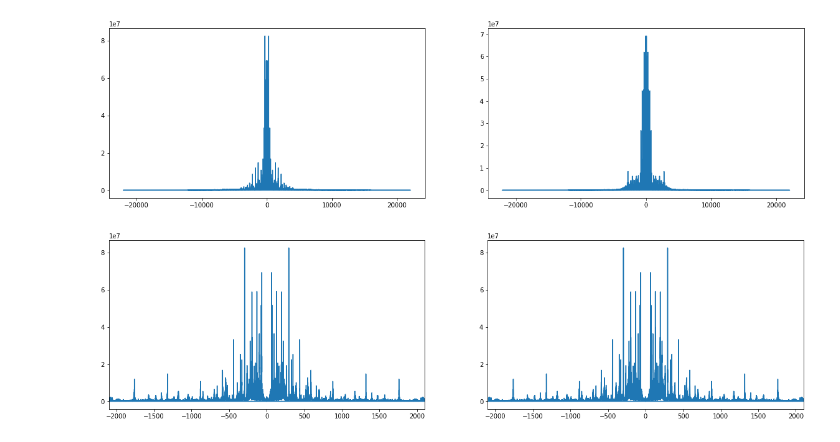
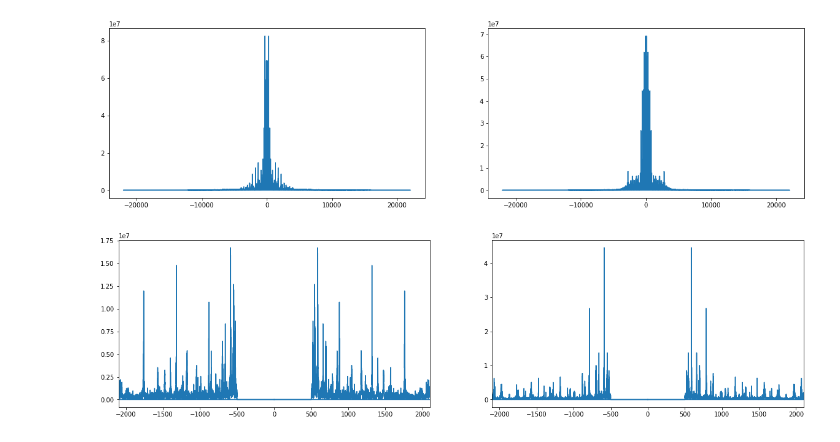
Before and after one commit to fusedbloxxer/signals-processing, a Jupyter notebook: dft-image-processing/main.ipynb, the cells around one changed output. Saved outputs shown, nothing was run; the diff lists cells and outputs as text; code cells hidden in the pictures.

```diff
--- a/dft-image-processing/main.ipynb
+++ b/dft-image-processing/main.ipynb
@@ -381,31 +381,31 @@ plt.show()
 [figure]
 # %%
 # Create bandstop interval
-bandstop = np.array((0, 0))
+bandstop = np.array((0, 500))
 
 sound_chan1_int_fft_filt = sound_chan1_int_fft.copy()
 sound_chan2_int_fft_filt = sound_chan2_int_fft.copy()
 
 sound_chan1_int_fft_filt[
   (frequencies >=  bandstop[0]) & (frequencies <=  bandstop[1]) |
   (frequencies <= -bandstop[0]) & (frequencies >= -bandstop[1])
 ] = 0.0
 
-sound_chan1_int_fft_filt[
+sound_chan2_int_fft_filt[
   (frequencies >=  bandstop[0]) & (frequencies <=  bandstop[1]) |
   (frequencies <= -bandstop[0]) & (frequencies >= -bandstop[1])
 ] = 0.0
 
 # Plot FFT spectrum
 lowpass = 2_100
 fig, axis = plt.subplots(1, 2, figsize=(20, 5))
 axis[0].plot(frequencies, np.abs(sound_chan1_int_fft_filt))
-axis[1].plot(frequencies, np.abs(sound_chan1_int_fft_filt))
+axis[1].plot(frequencies, np.abs(sound_chan2_int_fft_filt))
 axis[0].set_xlim([-lowpass, lowpass])
 axis[1].set_xlim([-lowpass, lowpass])
 plt.show()
 # %% [output]
-[figure, old version]
+[figure, new version]
 # %%
 sound_chan1_int_proc = np.real(np.fft.ifft(sound_chan1_int_fft_filt))
 sound_chan2_int_proc = np.real(np.fft.ifft(sound_chan2_int_fft_filt))
```
Also changed, not shown: parts of 2 cells of this notebook, 1 other file.
